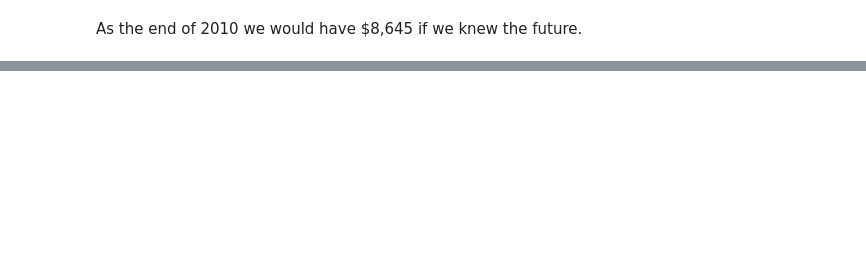
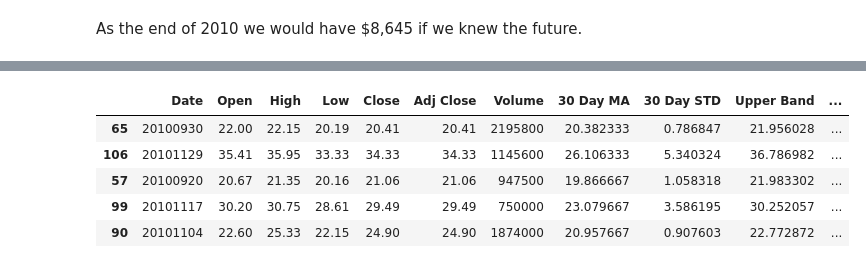
Before and after one commit to bababrownbear/makingmoneywithML, a Jupyter notebook: Making$$$WithML.ipynb, the cells around one changed output, grey strips where cells are left out. Drawn from its saved outputs; the diff is of its cells as text; code cells hidden in the pictures; blank space fills up the shorter version.

```diff
--- a/Making$$$WithML.ipynb
+++ b/Making$$$WithML.ipynb
@@ -23,7 +23,7 @@ The columns are:
 # %%
 # Importing pandas. "pandas is a fast, powerful, flexible and easy to use open source data analysis and manipulation tool, built on top of the Python programming language."
 import pandas as pd
-pd.options.display.max_rows = 999
+pd.options.display.max_rows = 30
 # Read in the CSV, save it to a pandas dataframe variable called 'tsla_data'.
 tsla_data = pd.read_csv("TSLA.csv");
 # %%
@@ -188,0 +206,5 @@ As the end of 2010 we would have $8,645 if we knew the future.
+# %%
+# Since we used a 30 day moving average, the starting 30 days do not have bollinger bands information.
+# We use dropna() to drop the nulls.
+tsla_data_by_year = tsla_data_by_year.dropna()
+tsla_data_by_year.head()
@@ -188,0 +218,45 @@ As the end of 2010 we would have $8,645 if we knew the future.
+# %%
+# Some fantastical python.
+
+from sklearn.model_selection import train_test_split
+from sklearn.preprocessing import LabelEncoder
+import sklearn.model_selection
+import sklearn.datasets
+import sklearn.metrics
+import numpy as np
+from matplotlib import pyplot, dates
+
+# Here we are saying we want to predict the column 'Stock Goes Up Tomorrow' by storing the column name in a variable.
+predict = 'Stock Goes Up Tomorrow'
+X = tsla_data_by_year
+# Treat the date as a number
+X['Date'] = X['Date'].dt.strftime('%Y%m%d')
+
+# For each column, apply a LabelEncoder. Regression problems need numerical values or categorical values.
+# With columns like 'Position', we need to apply a LabelEncoding to set 1 = Hold, 2 = Buy, 3 = Sell (this is an example, the LabelEncoder will determine the numerical values of the categories at runtime.)
+for column in X.columns:
+  if column != 'Date':
+    if X[column].dtype == type(object):
+        le = LabelEncoder()
+        X[column] = le.fit_transform(X[column])
+
+# Set the y dataset to just the single column we want to predict.
+y = tsla_data_by_year[predict]
+
+# Set the X dataset (what we will use to predict), to all the columns mentioned.
+X = tsla_data_by_year[['Date', 'Open', 'High', 'Low', 'Close', 'Adj Close', 'Volume', '30 Day MA', '30 Day STD', 'Upper Band', 'Lower Band']]
+
+# This is used to stratify. Learn more here: https://en.wikipedia.org/wiki/Stratified_sampling
+targets = tsla_data_by_year[predict]
+
+# This splits the dataset into training and testing. 60% of the data will be used to train, 40% will be used to test.
+X_train, X_test, y_train, y_test = train_test_split(X, y, test_size=0.40, random_state=101, stratify=targets)
+# %%
+X_test.head()
+# %% [output]
+|  | Date | Open | High | Low | Close | Adj Close | Volume | 30 Day MA | 30 Day STD | Upper Band | ... |
+| 65 | 20100930 | 22.00 | 22.15 | 20.19 | 20.41 | 20.41 | 2195800 | 20.382333 | 0.786847 | 21.956028 | ... |
+| 106 | 20101129 | 35.41 | 35.95 | 33.33 | 34.33 | 34.33 | 1145600 | 26.106333 | 5.340324 | 36.786982 | ... |
+| 57 | 20100920 | 20.67 | 21.35 | 20.16 | 21.06 | 21.06 | 947500 | 19.866667 | 1.058318 | 21.983302 | ... |
+| 99 | 20101117 | 30.20 | 30.75 | 28.61 | 29.49 | 29.49 | 750000 | 23.079667 | 3.586195 | 30.252057 | ... |
+| 90 | 20101104 | 22.60 | 25.33 | 22.15 | 24.90 | 24.90 | 1874000 | 20.957667 | 0.907603 | 22.772872 | ... |
```
Also changed, not shown: parts of 23 cells of this notebook.
